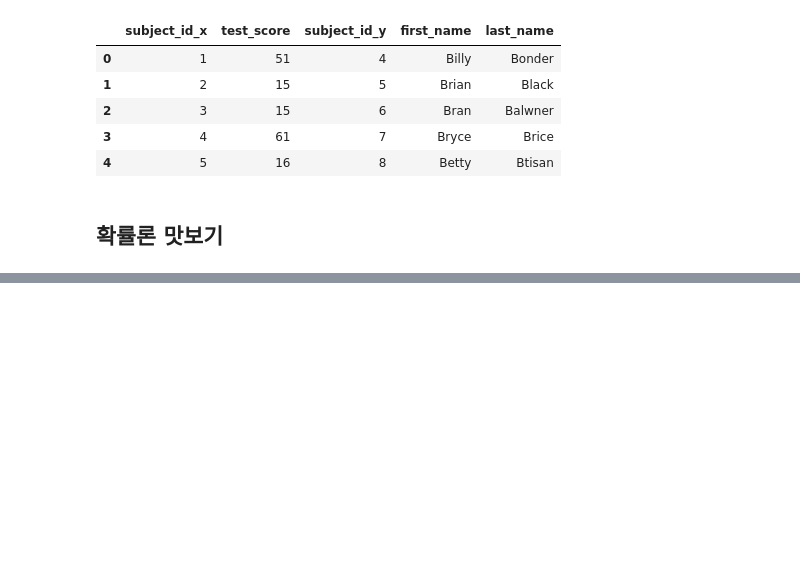
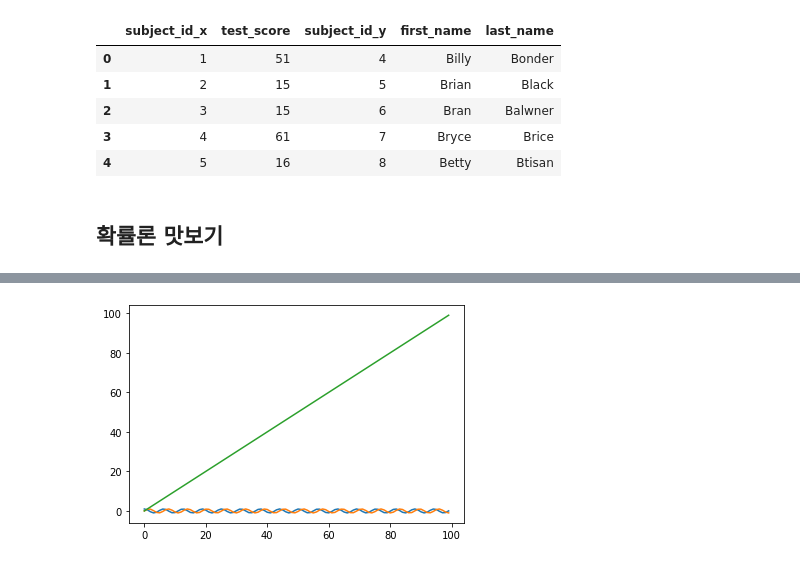
Before and after one commit to JaeHong-Park987/studying, a Jupyter notebook: 9기/4주차/기초튼튼, 수학튼튼.ipynb, the cells around one changed output, grey strips where cells are left out. Drawn from its saved outputs; the diff is of its cells as text; code cells hidden in the pictures; blank space fills up the shorter version.

```diff
--- a/9기/4주차/기초튼튼, 수학튼튼.ipynb
+++ b/9기/4주차/기초튼튼, 수학튼튼.ipynb
@@ -1620,0 +1685,15 @@ pd.merge(df_a, df_b, right_index = True, left_index = True)
+# %%
+import numpy as np
+
+X_1 = range(100)
+Y_1 = [np.cos(value) for value in X]
+
+X_2 = range(100)
+Y_2 = [np.sin(value) for value in X]
+
+plt.plot(X_1, Y_1)
+plt.plot(X_2, Y_2)
+plt.plot(range(100), range(100))
+plt.show()
+# %% [output]
+[figure, added]
```
Also changed, not shown: parts of 40 cells of this notebook.
